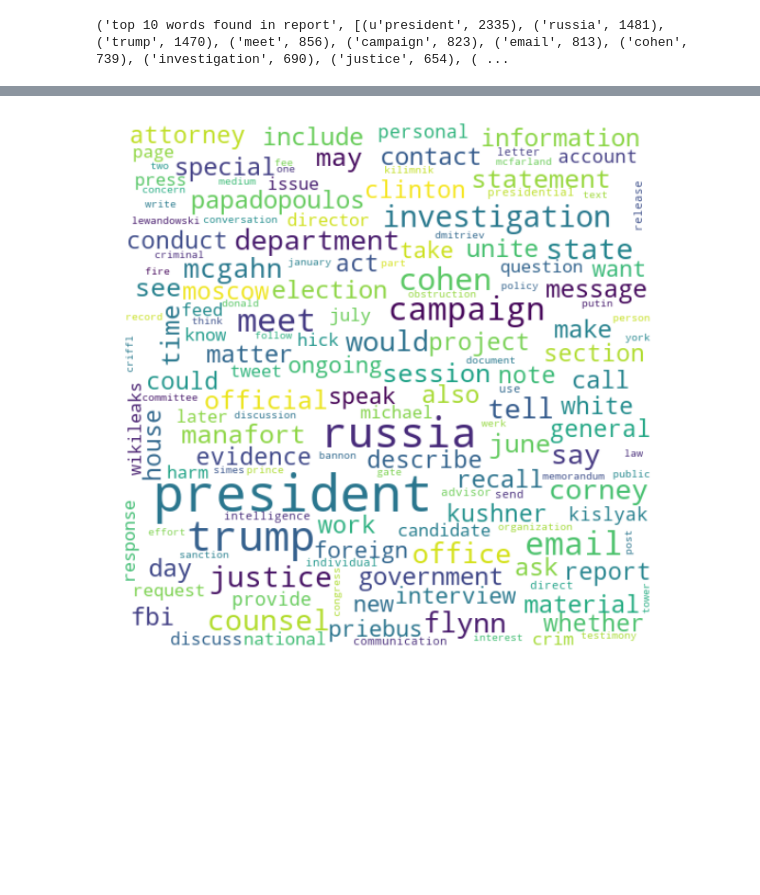
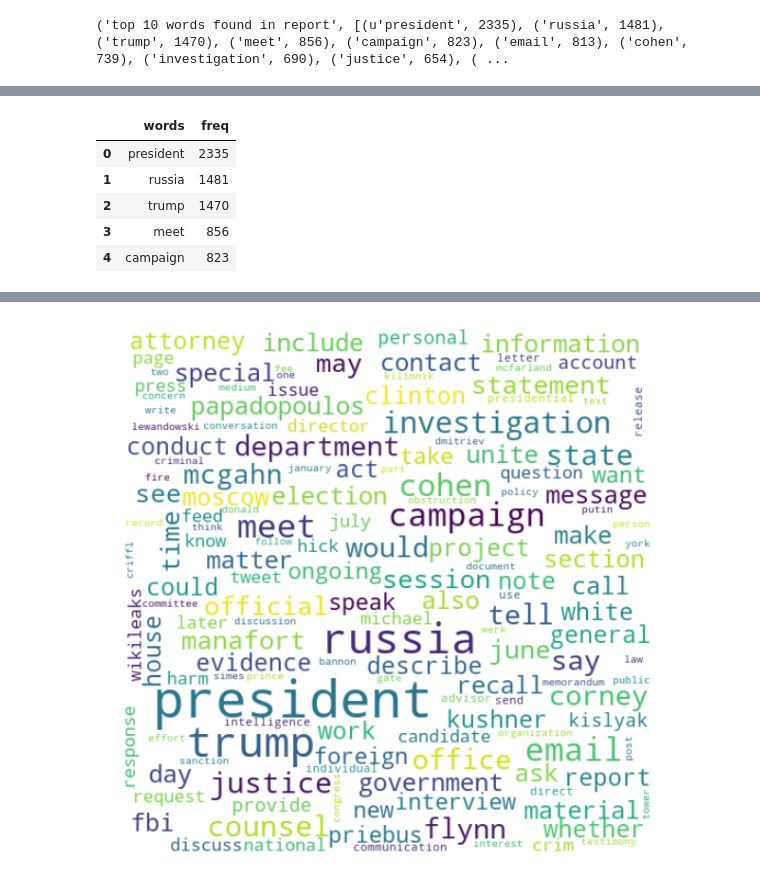
Before and after one commit to Gabya06/mueller, a Jupyter notebook: MuellerReportAnalysis.ipynb, the cells around one changed output, grey strips where cells are left out. Drawn from its saved outputs; the diff is of its cells as text; code cells hidden in the pictures; blank space fills up the shorter version.

```diff
--- a/MuellerReportAnalysis.ipynb
+++ b/MuellerReportAnalysis.ipynb
@@ -28,0 +49,11 @@ print("top 10 words found in report", lem_v_counts.most_common(20))
+# %%
+df_wordcounts = df_words.words.value_counts().reset_index()[:21]
+df_wordcounts.columns = ['words', 'freq']
+df_wordcounts.head()
+# %% [output]
+|  | words | freq |
+| 0 | president | 2335 |
+| 1 | russia | 1481 |
+| 2 | trump | 1470 |
+| 3 | meet | 856 |
+| 4 | campaign | 823 |
```
Also changed, not shown: parts of 6 cells of this notebook.
